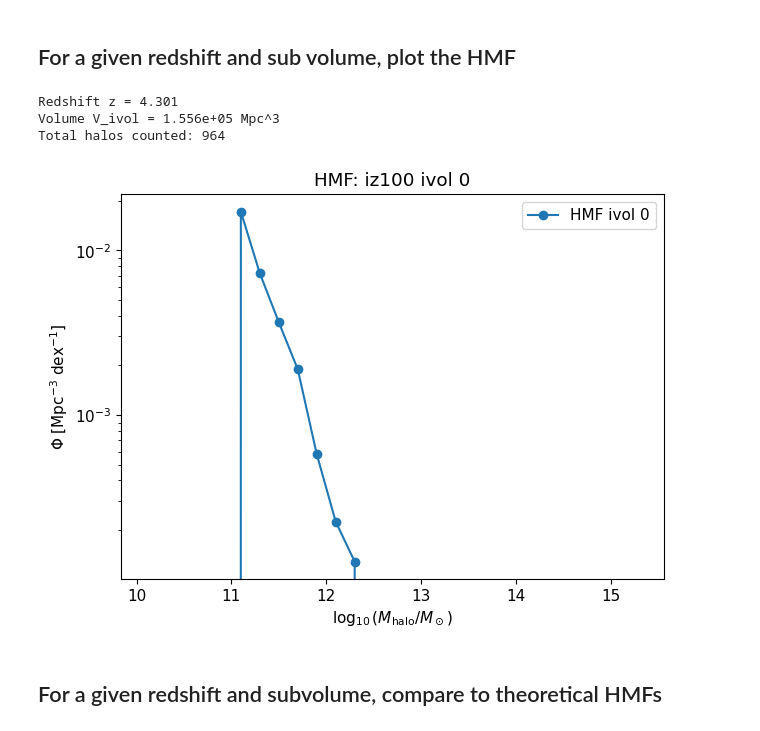
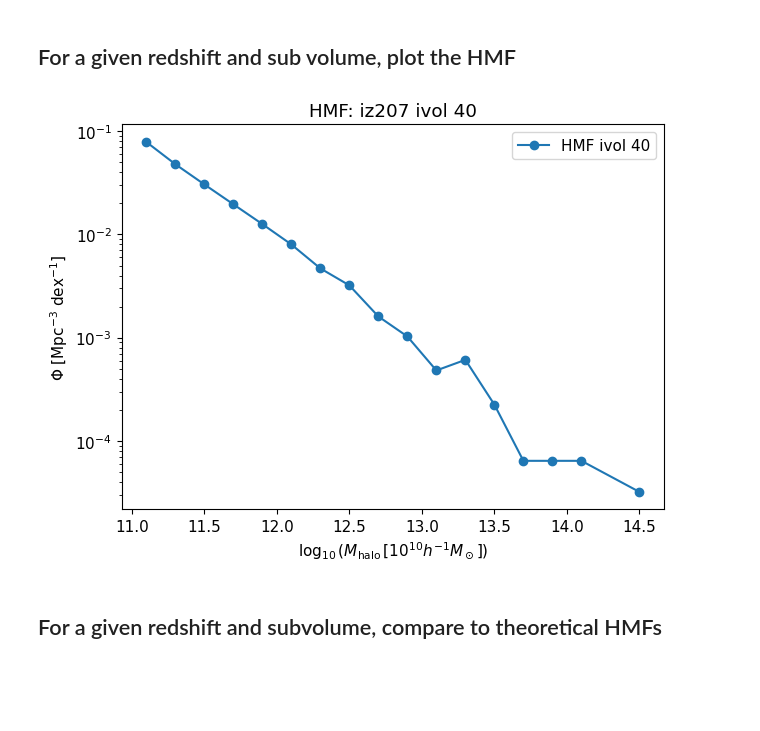
Before and after one commit to OscarHickman/galform_analysis, a Jupyter notebook: examples/mass_functions/hmf.ipynb, the cells around one changed output. Cells and saved outputs as stored; diff of their text form; code cells hidden in the pictures; blank space fills up the shorter version.

```diff
--- a/examples/mass_functions/hmf.ipynb
+++ b/examples/mass_functions/hmf.ipynb
@@ -29,45 +27,17 @@ halo_mass_lower_limit = None
 # %%
 halo_mass_lower_limit = 1e11
 
-example_snapshot = 'iz100'
-example_ivol = 0
+example_snapshot = 'iz207'
+example_ivol = 40
 
-result = hmf_given_redshift_and_subvolume(
-    str(base_dir / example_snapshot),
+fig, ax = plot_single_hmf_given_redshift_and_subvolume(
+    base_dir,
+    example_snapshot,
     example_ivol,
     halo_mass_lower_limit=halo_mass_lower_limit,
-    )
-
-if result is None:
-    print("No valid HMF data for this (snapshot, ivol). Try another ivol or snapshot.")
-else:
-    z_val = result.get('z')
-    centers = result['centers']
-    phi = result['phi']
-    counts = result['counts']
-    V_ivol = result.get('V_ivol')
-
-    if z_val is not None:
-        print(f"Redshift z = {z_val:.3f}")
-    if V_ivol is not None:
-        print(f"Volume V_ivol = {V_ivol:.3e} Mpc^3")
-    print(f"Total halos counted: {counts.sum()}")
-
-    fig, ax = plt.subplots(figsize=(7,5))
-    ax.set_yscale('log')
-    ax.plot(centers, phi, 'o-', label=f'HMF ivol {example_ivol}')
-
-    ax.set_xlabel(r'$\log_{10}(M_{\rm halo}/M_\odot)$')
-    ax.set_ylabel(r'$\Phi$ [Mpc$^{-3}$ dex$^{-1}$]')
-    title = f"HMF: {example_snapshot} ivol {example_ivol}"
-    ax.set_title(title)
-    ax.legend()
-    plt.show()
+)
 # %% [output]
-Redshift z = 4.301
-Volume V_ivol = 1.556e+05 Mpc^3
-Total halos counted: 964
-[figure, old version]
+[figure, new version]
 # %% [markdown]
 ## For a given redshift and subvolume, compare to theoretical HMFs
 # %%
```
Also changed, not shown: parts of 4 cells of this notebook, 13 other files.
